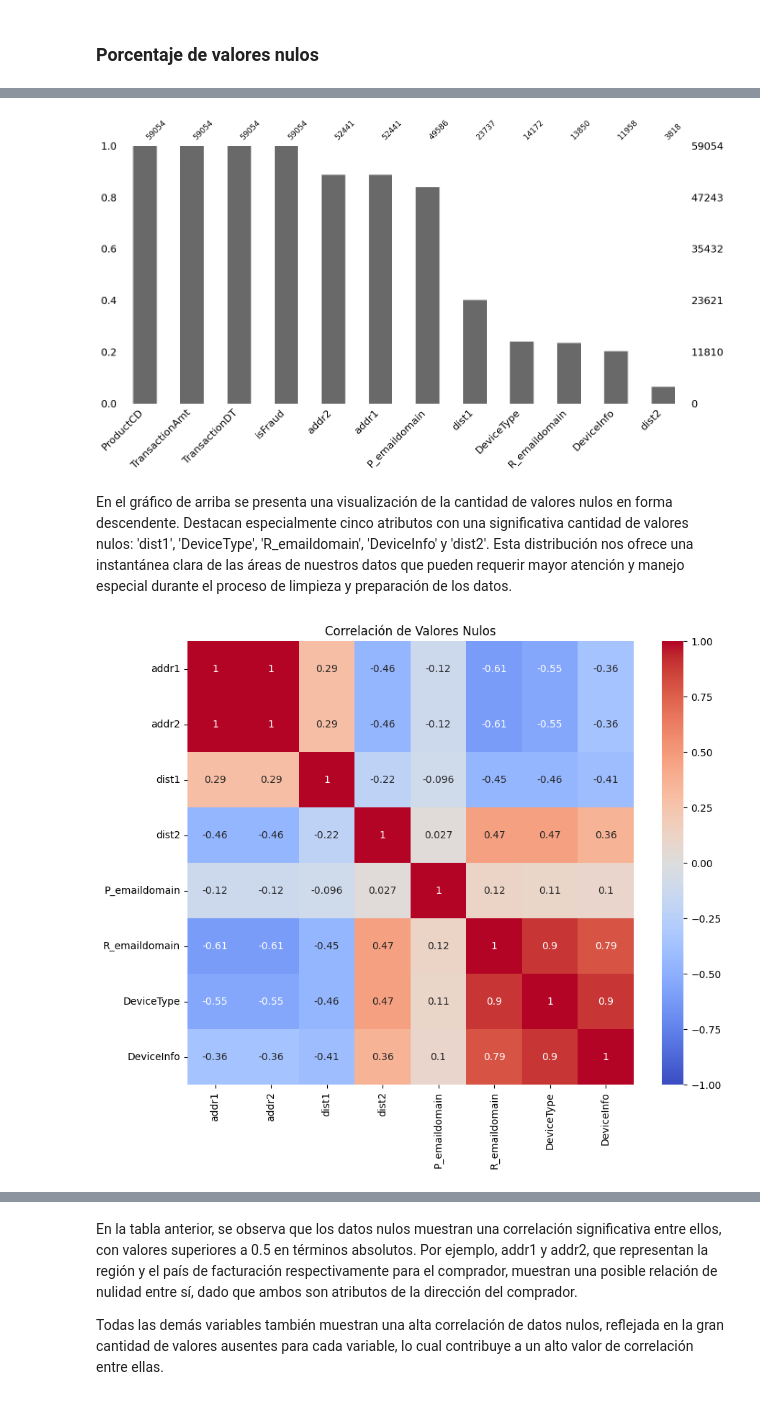
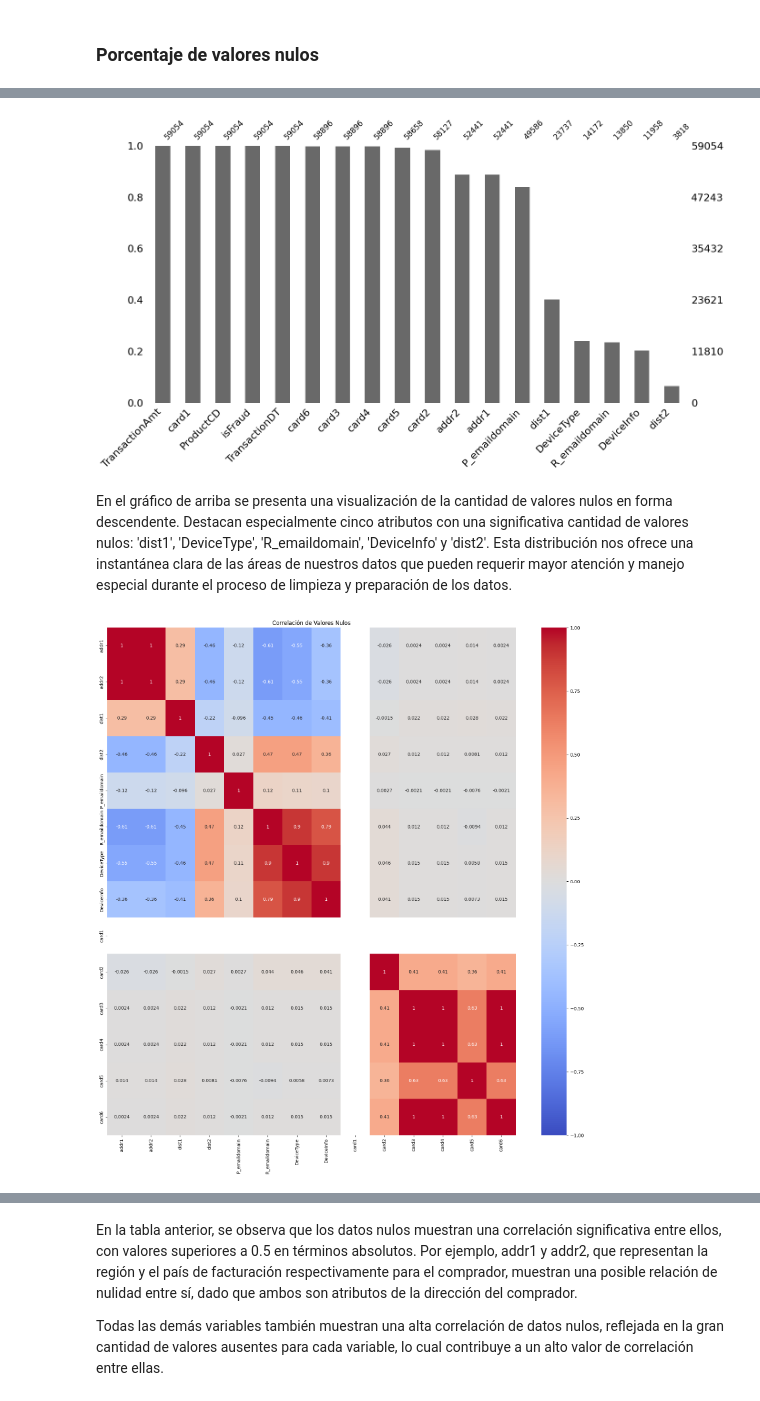
Before and after one commit to JRamos84/deteccion_fraude, a Jupyter notebook: notebooks/01_Exploratiry_Data_Analysis.ipynb, the cells around one changed output, grey strips where cells are left out. Drawn from its saved outputs; the diff is of its cells as text; code cells hidden in the pictures.

Commit message:
se agrego al eda las columnas CARDS podrian significativa para el entrenamiento

```diff
--- a/notebooks/01_Exploratiry_Data_Analysis.ipynb
+++ b/notebooks/01_Exploratiry_Data_Analysis.ipynb
@@ -132,7 +148,8 @@ id_12 - id_38
 ## Armamos un nuevo dataset con menos cantidad de columnas
 df_train = train_data[['isFraud', 'TransactionDT', 'TransactionAmt',
        'ProductCD','addr1', 'addr2', 'dist1', 'dist2', 'P_emaildomain', 'R_emaildomain',
-       'DeviceType', 'DeviceInfo']].copy()
+       'DeviceType', 'DeviceInfo','card1', 'card2', 'card3', 'card4', 'card5', 'card6',]].copy()
+#df_train = train_data.copy()
 # %%
 df_train.shape
 # %% [output]
@@ -266,22 +295,22 @@ plt.tight_layout()
 # Mostrar la figura
 plt.show()
 # %% [output]
-[figure, old version]
+[figure, new version]
 # %% [markdown]
 En el gráfico de arriba se presenta una visualización de la cantidad de valores nulos en forma descendente. Destacan especialmente cinco atributos con una significativa cantidad de valores nulos: 'dist1', 'DeviceType', 'R_emaildomain', 'DeviceInfo' y 'dist2'. Esta distribución nos ofrece una instantánea clara de las áreas de nuestros datos que pueden requerir mayor atención y manejo especial durante el proceso de limpieza y preparación de los datos.
 # %%
 df_nulls = df_train.isnull().drop(['isFraud', 'TransactionDT', 'TransactionAmt', 'ProductCD'],axis=1)
 
 # Calcular la correlación entre los valores nulos
 corr_nulls = df_nulls.corr()
 
 # Crear el mapa de calor
-plt.figure(figsize=(10, 8))
+plt.figure(figsize=(20, 20))
 sns.heatmap(corr_nulls, annot=True, cmap='coolwarm', vmin=-1, vmax=1)
 plt.title('Correlación de Valores Nulos')
 plt.show()
 # %% [output]
-[figure, old version]
+[figure, new version]
 # %%
 
 
```
Also changed, not shown: parts of 53 cells of this notebook, 6 other files.
